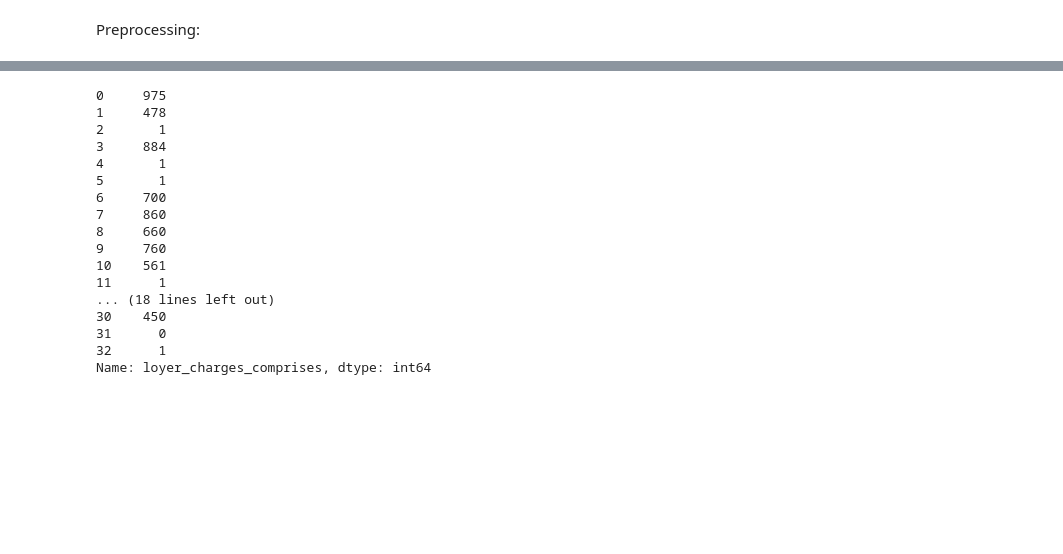
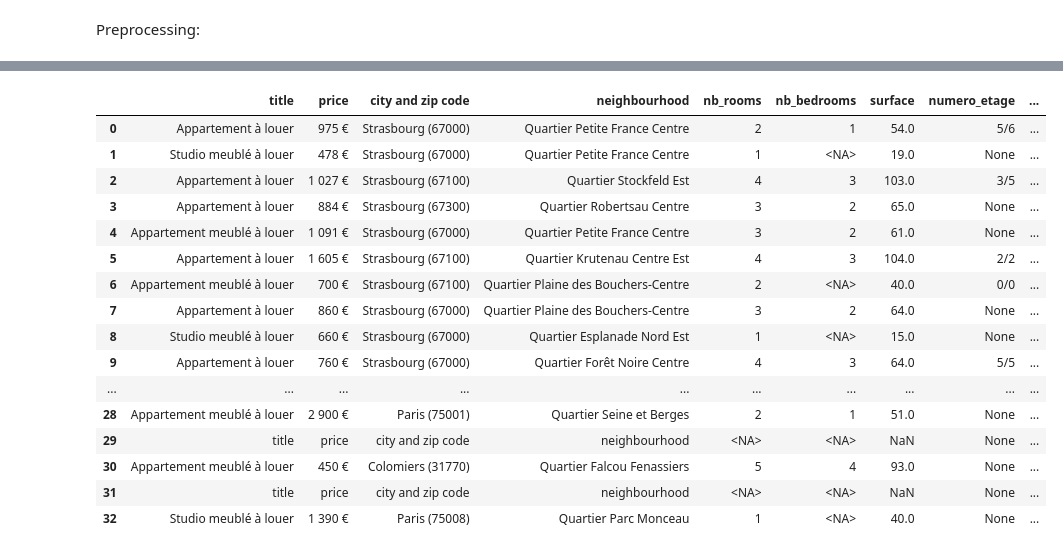
Before and after one commit to matthieuneau/safeflat, a Jupyter notebook: scraping/seloger/seloger.ipynb, the cells around one changed output, grey strips where cells are left out. Saved outputs shown, nothing was run; the diff lists cells and outputs as text; code cells hidden in the pictures; blank space fills up the shorter version.

```diff
--- a/scraping/seloger/seloger.ipynb
+++ b/scraping/seloger/seloger.ipynb
@@ -266,11 +266,11 @@ def extract_number(s):
     # Si 's' est déjà un nombre (int ou float), retournez-le directement
     if isinstance(s, (int, float)):
         return s
-    # Sinon, supposez que c'est une chaîne et tentez d'extraire le nombre complet
-    # y compris les espaces comme séparateurs de milliers
-    match = re.search(r'(\d+(?:\s\d{3})*)(?=\s€)', str(s))
-    # Retirez les espaces pour combiner les chiffres et convertissez en un entier
-    return int(match.group(1).replace(' ', '')) if match else None
+    # Sinon, c'est une chaîne et on tente d'extraire le nombre
+    # Cette regex prend en compte les nombres avec et sans séparateurs de milliers, et sans signe de devise
+    match = re.search(r'(\d{1,3}(?:\s?\d{3})*)', str(s))
+    # Retirez les espaces pour convertir la séquence en un entier
+    return int(''.join(match.group(1).split())) if match else None
 
 def extract_after_etage(s):
     # Convertir l'entrée en une chaîne si ce n'est pas déjà le cas
@@ -348,48 +347,50 @@ df['meublé'] = df['title'].apply(lambda x: 1 if "meublé" in x else 0)
 df[['city', 'zipcode']] = df['city and zip code'].str.split('(', expand=True)
 df['zipcode'] = df['zipcode'].str.replace(')', '')
 df['nb_rooms'] = df['nb_rooms'].apply(lambda x : extract_number(x))
+df['nb_rooms'] = df['nb_rooms'].astype('Int64')
 df['nb_bedrooms'] = df['nb_bedrooms'].apply(lambda x : extract_number(x))
 df['nb_bedrooms'] = df['nb_bedrooms'].astype('Int64')
 df['surface'] = df['surface'].apply(lambda x : extract_number(x))
 df['numero_etage'] = df['numero_etage'].apply(extract_after_etage)
 df['balcon'] = df['Extérieur'].apply(lambda x: 1 if pd.notnull(x) and 'Balcon' in x else 0)
 df['terrasse'] = df['Extérieur'].apply(lambda x: 1 if pd.notnull(x) and 'Terrasse' in x else 0)
 df['jardin'] = df['Extérieur'].apply(lambda x: 1 if pd.notnull(x) and 'Jardin' in x else 0)
 df['surface_balcon'] = df['Extérieur'].apply(lambda x: extract_surface(x, "Balcon"))
 df['surface_terrasse'] = df['Extérieur'].apply(lambda x: extract_surface(x, "Terrasse"))
 df['surface_jardin'] = df['Extérieur'].apply(lambda x: extract_surface(x, "Jardin"))
 df['exposition'] = df['Cadre et situation'].apply(lambda x: extract_exposition(x))
 df['meublé'] = df['title'].apply(lambda x: 1 if "meublé" in x else 0)
 df['cave'] = df['Surfaces annexes'].apply(lambda x: 1 if pd.notnull(x) and 'Cave' in x else 0)
 df['parking'] = df['Surfaces annexes'].apply(lambda x: 1 if pd.notnull(x) and 'Parking' in x else 0)
 df['garage'] = df['Surfaces annexes'].apply(lambda x: 1 if pd.notnull(x) and 'Garage' in x else 0)
 df['box'] = df['Surfaces annexes'].apply(lambda x: 1 if pd.notnull(x) and 'Box' in x else 0)
 df['ascenseur'] = df['Services et accessibilité'].apply(check_ascenseur)
 df['ascenseur'] = df['ascenseur'].astype('Int64')
 df['interphone'] = df['Services et accessibilité'].apply(lambda x: 1 if pd.notnull(x) and 'Interphone' in x else 0)
 df['gardien'] = df['Services et accessibilité'].apply(lambda x: 1 if pd.notnull(x) and 'Gardien' in x else 0)
 df['salle de bain (Baignoire)'] = df['Hygiène'].apply(lambda x: 1 if pd.notnull(x) and 'baignoire' in x else 0)
 df['salle d\'eau (douche)'] = df['Hygiène'].apply(lambda x: 1 if pd.notnull(x) and 'douche' in x else 0)
 df['surface_salon'] = df['Pièces à vivre'].apply(lambda x: extract_surface(x, "Séjour / salon"))
 df['surface_salle_a_manger'] = df['Pièces à vivre'].apply(lambda x: extract_surface(x, "Salle à manger"))
 df['loyer_charges_comprises'] = df['loyer_charges_comprises'].apply(lambda x : extract_number(x))
 
-df['loyer_charges_comprises']
+pd.set_option('display.max_columns', None)
+df
 # %% [output]
-0     975
-1     478
-2       1
-3     884
-4       1
-5       1
-6     700
-7     860
-8     660
-9     760
-10    561
-11      1
-... (18 lines left out)
-30    450
-31      0
-32      1
-Name: loyer_charges_comprises, dtype: int64
+|  | title | price | city and zip code | neighbourhood | nb_rooms | nb_bedrooms | surface | numero_etage | ... |
+| 0 | Appartement à louer | 975 € | Strasbourg (67000) | Quartier Petite France Centre | 2 | 1 | 54.0 | 5/6 | ... |
+| 1 | Studio meublé à louer | 478 € | Strasbourg (67000) | Quartier Petite France Centre | 1 | <NA> | 19.0 | None | ... |
+| 2 | Appartement à louer | 1 027 € | Strasbourg (67100) | Quartier Stockfeld Est | 4 | 3 | 103.0 | 3/5 | ... |
+| 3 | Appartement à louer | 884 € | Strasbourg (67300) | Quartier Robertsau Centre | 3 | 2 | 65.0 | None | ... |
+| 4 | Appartement meublé à louer | 1 091 € | Strasbourg (67000) | Quartier Petite France Centre | 3 | 2 | 61.0 | None | ... |
+| 5 | Appartement à louer | 1 605 € | Strasbourg (67100) | Quartier Krutenau Centre Est | 4 | 3 | 104.0 | 2/2 | ... |
+| 6 | Appartement meublé à louer | 700 € | Strasbourg (67100) | Quartier Plaine des Bouchers-Centre | 2 | <NA> | 40.0 | 0/0 | ... |
+| 7 | Appartement à louer | 860 € | Strasbourg (67000) | Quartier Plaine des Bouchers-Centre | 3 | 2 | 64.0 | None | ... |
+| 8 | Studio meublé à louer | 660 € | Strasbourg (67000) | Quartier Esplanade Nord Est | 1 | <NA> | 15.0 | None | ... |
+| 9 | Appartement à louer | 760 € | Strasbourg (67000) | Quartier Forêt Noire Centre | 4 | 3 | 64.0 | 5/5 | ... |
+| ... | ... | ... | ... | ... | ... | ... | ... | ... | ... |
+| 28 | Appartement meublé à louer | 2 900 € | Paris (75001) | Quartier Seine et Berges | 2 | 1 | 51.0 | None | ... |
+| 29 | title | price | city and zip code | neighbourhood | <NA> | <NA> | NaN | None | ... |
+| 30 | Appartement meublé à louer | 450 € | Colomiers (31770) | Quartier Falcou Fenassiers | 5 | 4 | 93.0 | None | ... |
+| 31 | title | price | city and zip code | neighbourhood | <NA> | <NA> | NaN | None | ... |
+| 32 | Studio meublé à louer | 1 390 € | Paris (75008) | Quartier Parc Monceau | 1 | <NA> | 40.0 | None | ... |
```
Also changed, not shown: parts of 1 cell of this notebook, 5 other files.
